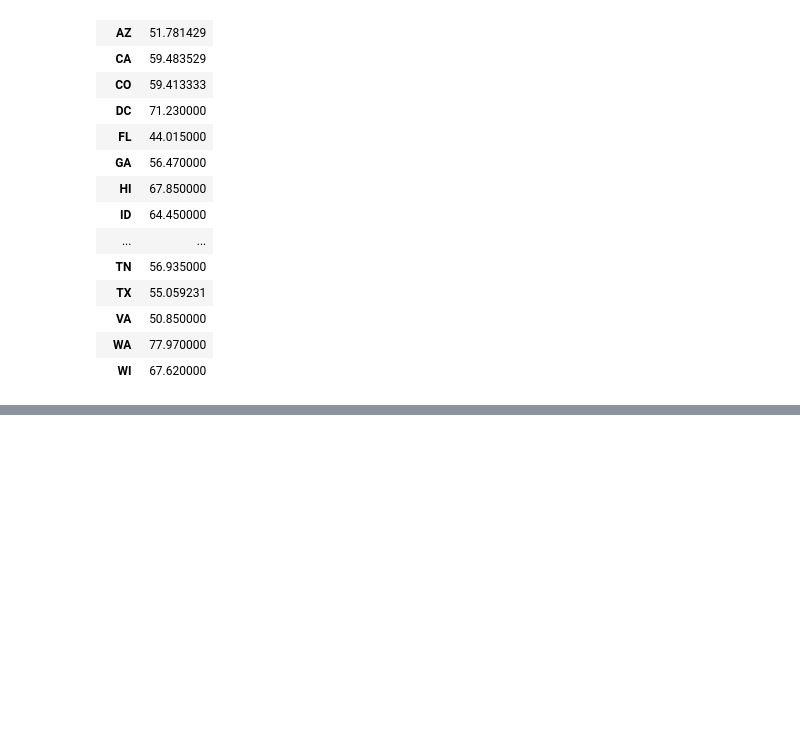
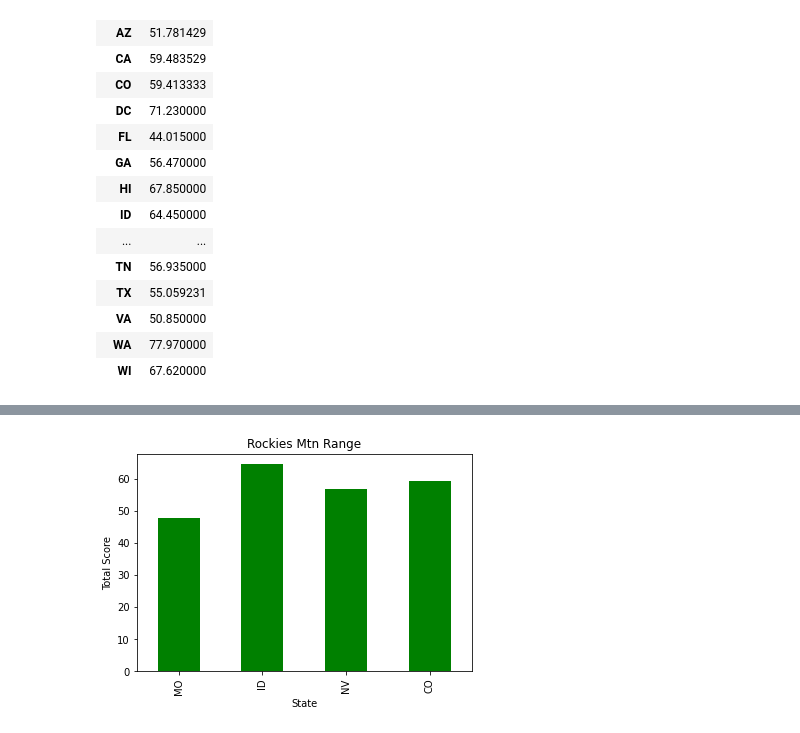
Before and after one commit to Wes90/Climate-DEchangers, a Jupyter notebook: public_transpo.ipynb, the cells around one changed output, grey strips where cells are left out. Cells and saved outputs as stored; diff of their text form; code cells hidden in the pictures; blank space fills up the shorter version.

```diff
--- a/public_transpo.ipynb
+++ b/public_transpo.ipynb
@@ -82,0 +88,8 @@ plt.show()
+# %%
+transit_rockies= transportation_final.loc[['MO','ID','NV','CO']]
+#Utah & Wyoming data n/a
+transit_rockies.plot(kind='bar',color = 'green', title= 'Rockies Mtn Range', ylabel = 'Total Score',legend = '')
+
+plt.show()
+# %% [output]
+[figure, added]
```
Also changed, not shown: parts of 7 cells of this notebook, 2 other files.
